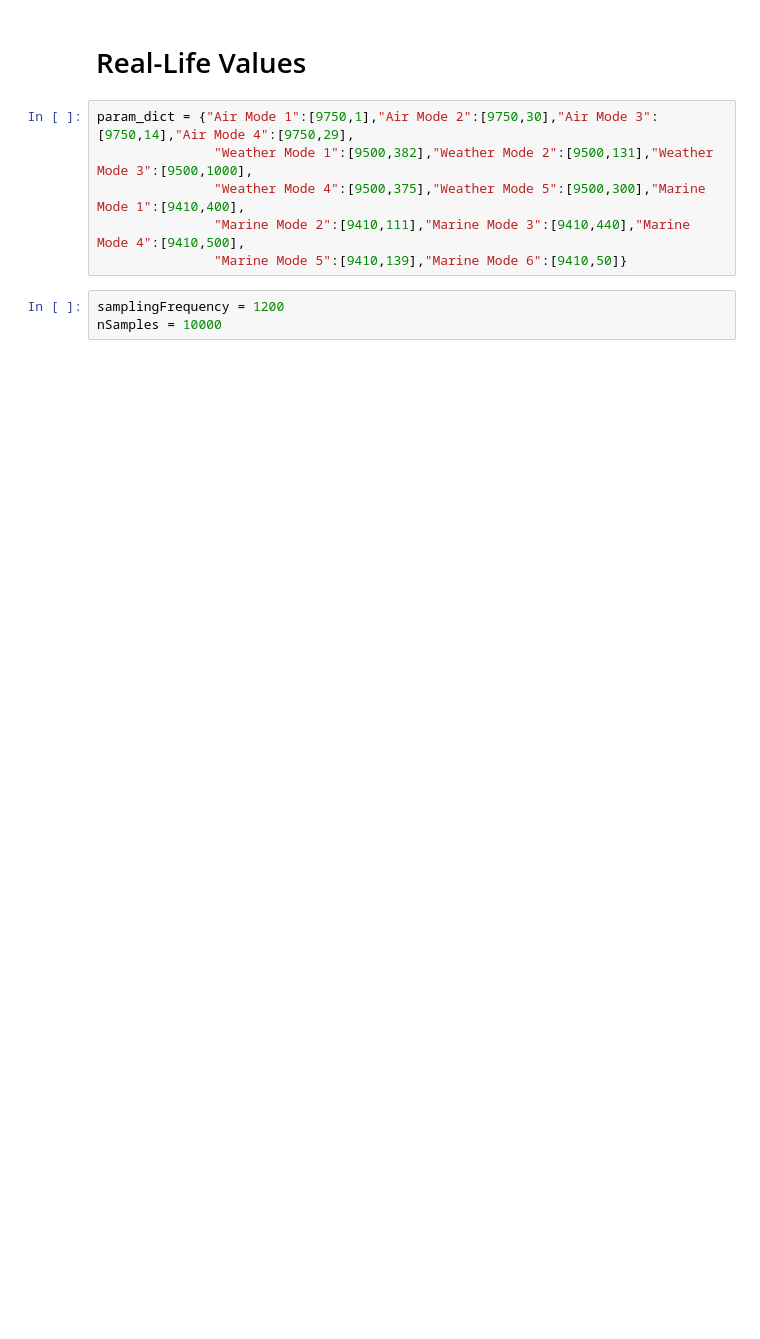
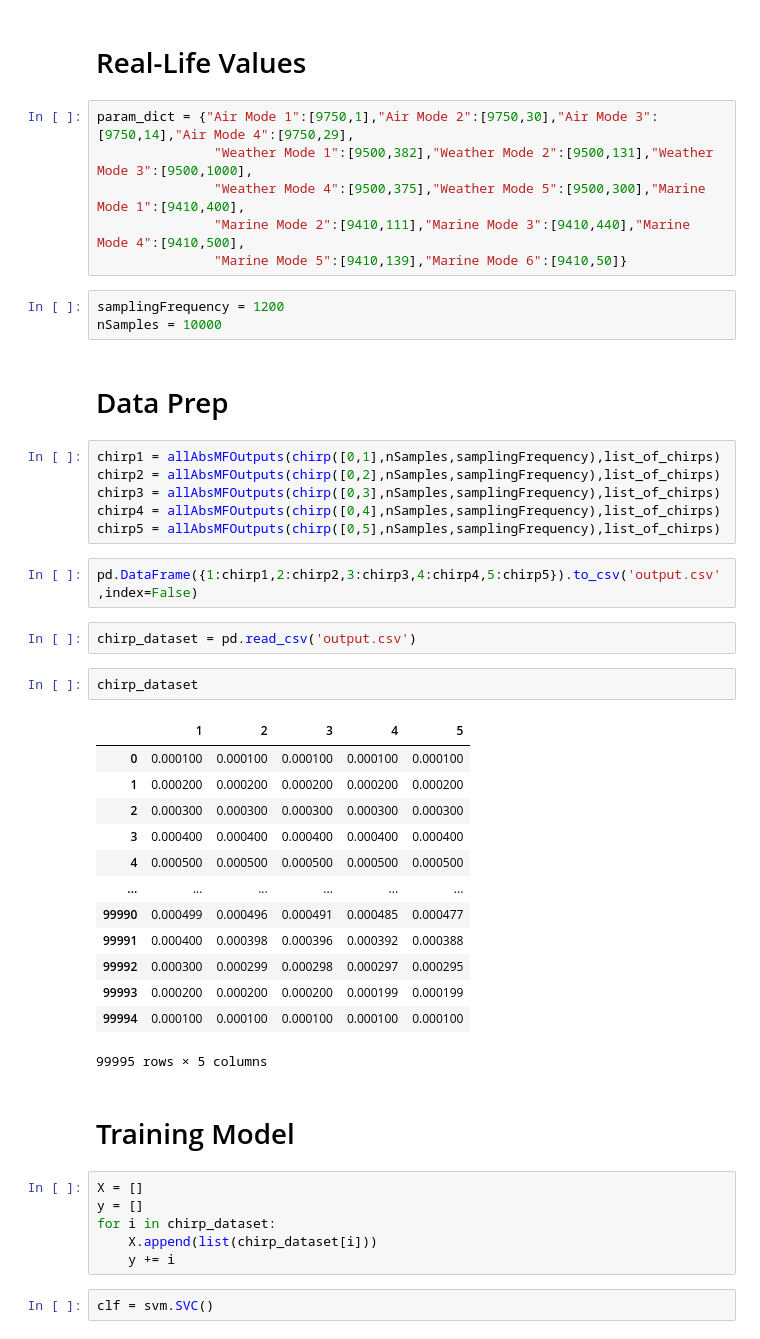
Before and after one commit to omarimran2000/Machine-Learning-for-Chirp-Detection, a Jupyter notebook: CHIRP.ipynb, the cells around one changed output. Saved outputs shown, nothing was run; the diff lists cells and outputs as text; blank space fills up the shorter version.

Commit message:
Added data prep and model training

```diff
--- a/CHIRP.ipynb
+++ b/CHIRP.ipynb
@@ -98,3 +100,41 @@ param_dict = {"Air Mode 1":[9750,1],"Air Mode 2":[9750,30],"Air Mode 3":[9750,14
 # %%
 samplingFrequency = 1200
 nSamples = 10000
+# %% [markdown]
+# Data Prep
+# %%
+chirp1 = allAbsMFOutputs(chirp([0,1],nSamples,samplingFrequency),list_of_chirps)
+chirp2 = allAbsMFOutputs(chirp([0,2],nSamples,samplingFrequency),list_of_chirps)
+chirp3 = allAbsMFOutputs(chirp([0,3],nSamples,samplingFrequency),list_of_chirps)
+chirp4 = allAbsMFOutputs(chirp([0,4],nSamples,samplingFrequency),list_of_chirps)
+chirp5 = allAbsMFOutputs(chirp([0,5],nSamples,samplingFrequency),list_of_chirps)
+# %%
+pd.DataFrame({1:chirp1,2:chirp2,3:chirp3,4:chirp4,5:chirp5}).to_csv('output.csv',index=False)
+# %%
+chirp_dataset = pd.read_csv('output.csv')
+# %%
+chirp_dataset
+# %% [output]
+|  | 1 | 2 | 3 | 4 | 5 |
+| 0 | 0.000100 | 0.000100 | 0.000100 | 0.000100 | 0.000100 |
+| 1 | 0.000200 | 0.000200 | 0.000200 | 0.000200 | 0.000200 |
+| 2 | 0.000300 | 0.000300 | 0.000300 | 0.000300 | 0.000300 |
+| 3 | 0.000400 | 0.000400 | 0.000400 | 0.000400 | 0.000400 |
+| 4 | 0.000500 | 0.000500 | 0.000500 | 0.000500 | 0.000500 |
+| ... | ... | ... | ... | ... | ... |
+| 99990 | 0.000499 | 0.000496 | 0.000491 | 0.000485 | 0.000477 |
+| 99991 | 0.000400 | 0.000398 | 0.000396 | 0.000392 | 0.000388 |
+| 99992 | 0.000300 | 0.000299 | 0.000298 | 0.000297 | 0.000295 |
+| 99993 | 0.000200 | 0.000200 | 0.000200 | 0.000199 | 0.000199 |
+| 99994 | 0.000100 | 0.000100 | 0.000100 | 0.000100 | 0.000100 |
+99995 rows × 5 columns
+# %% [markdown]
+# Training Model
+# %%
+X = []
+y = []
+for i in chirp_dataset:
+    X.append(list(chirp_dataset[i]))
+    y += i
+# %%
+clf = svm.SVC()
```
Also changed, not shown: parts of 6 cells of this notebook, 1 other file.
